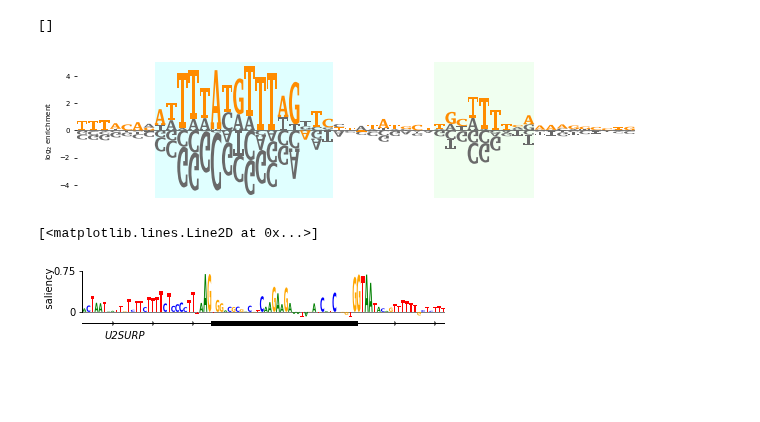
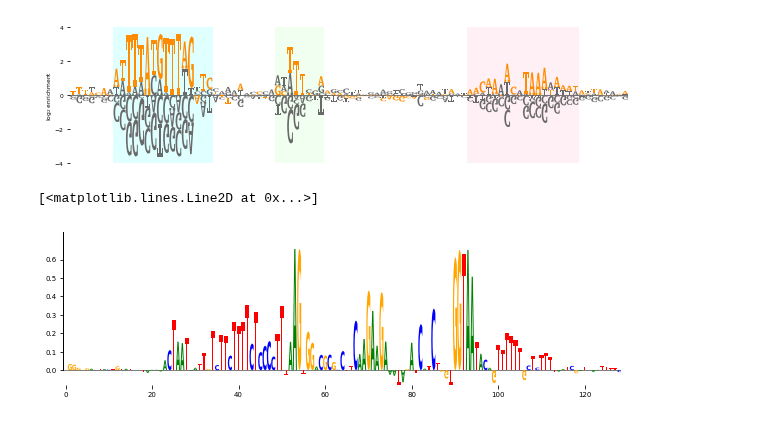
Before and after one commit to jbkinney/logomaker, a Jupyter notebook: logomaker/figure/Figure_draw.ipynb, the cells around one changed output. Drawn from its saved outputs; the diff is of its cells as text; code cells hidden in the pictures; blank space fills up the shorter version.

Commit message:
revised figure

```diff
--- a/logomaker/figure/Figure_draw.ipynb
+++ b/logomaker/figure/Figure_draw.ipynb
@@ -28,12 +24,19 @@ ww_df = pd.read_csv(ww_mat_file, delim_whitespace=True, index_col=0)
 ss_df = pd.read_csv(ss_mat_file, delim_whitespace=True, index_col=0)
 crp_df = pd.read_csv(crp_mat_file, delim_whitespace=True, index_col=0)
 ars_df = pd.read_csv(ars_mat_file, delim_whitespace=True, index_col=0)
-ars_df.reset_index(inplace=True, drop=True)
-ars_df = ars_df.loc[10:59,:]
 saliency_df = pd.read_csv(saliency_mat_file, delim_whitespace=True, index_col=0)
 
-# Load other information
+# load ars sequence
+with open(ars_seq_file,'r') as f:
+    ars_seq = f.read()
 
-# get ARS consenus sequence
-df = pd.read_csv('data/counts.exp1_lib_ref.txt', delim_whitespace=True, nrows=1)
-ars_consensus_seq = rc(df.loc[0,'ars'])[10:60]
+# trim ars data
+start=10
+stop=100
+ars_df = ars_df.iloc[start:stop,:]
+ars_df.reset_index(inplace=True, drop=True)
+ars_seq = ars_seq[start:stop]
+
+# saliency matrix
+data = np.load('data/importance_score.npz')
+saliency_df = pd.DataFrame(data=data['arr_0'].T, columns=list('ACGT'))
@@ -121,55 +94,42 @@ lm.list_font_names()
 # %%
 ### Style ARS panel
-logo = lm.Logo(ars_df, color_scheme='dimgray',
+logo = lm.Logo(ars_df,
+               #ax=ax,
+               color_scheme='dimgray',
                font_name='Luxi Mono')
-logo.style_glyphs_in_sequence(sequence=ars_consensus_seq, color='darkorange')
+logo.style_glyphs_in_sequence(sequence=ars_seq, color='darkorange')
 logo.style_spines(visible=False)
-logo.ax.set_ylim([-5,5])
-logo.highlight_position_range(pmin=17, pmax=32, color='lightcyan')
-logo.highlight_position_range(pmin=42, pmax=50, color='honeydew')
-logo.ax.set_ylabel('$\log_2$ enrichment')
+logo.ax.set_ylim([-4,4])
+logo.ax.set_ylabel('$\log_2$ enrichment', labelpad=0)
+logo.ax.set_yticks([-4,-2,0,2,4])
 logo.ax.set_xticks([])
+logo.highlight_position_range(pmin=7, pmax=22, color='lightcyan')
+logo.highlight_position_range(pmin=33, pmax=40, color='honeydew')
+logo.highlight_position_range(pmin=64, pmax=81, color='lavenderblush')
 # %% [output]
-[]
-[figure, old version]
+[figure, new version]
 # %%
 ### Style saliency logo
-
-# Get exon bounds
-data_df = pd.read_excel('data/Janganathan2018_Fig1D.xlsx')
-exon_indices = data_df['exon']
-indices = data_df.index
-exon_start = min(indices[exon_indices])
-exon_stop = max(indices[exon_indices])
-
-# make figure
-fig, ax = plt.subplots(figsize=[6.5,1.25])
-
-# draw logo
-logo = lm.Logo(saliency_df, ax=ax)
+exon_start = 55-.5
+exon_stop = 90+.5
+logo = lm.Logo(saliency_df) #, ax=ax)
 logo.style_spines(visible=False)
-logo.style_spines(spines=['left'],visible=True,bounds=[0,.75])
+logo.style_spines(spines=['left'], visible=True, bounds=[0,.75])
+ax.set_xlim([20,115])
 ax.set_yticks([0,.75])
 ax.set_yticklabels(['0','0.75'])
-ax.set_ylim([-.5,.75])
+ax.set_ylim([-.3,.75])
 ax.set_xticks([])
-ax.set_ylabel('           saliency', labelpad=-2)
-
-# Draw gene
+ax.set_ylabel('        saliency', labelpad=-1)
 y = -.2
 ax.axhline(y, color='k', linewidth=1)
 xs = np.arange(-3,len(saliency_df),10)
 ys = y*np.ones(len(xs))
 ax.plot(xs,ys,marker='4', linewidth=0, markersize=5, color='k')
-
-# Draw gene name
-ax.text(5,-.5,'U2SURP', fontstyle='italic')
-
-# Draw exon
 ax.plot([exon_start, exon_stop],[y,y], color='k', linewidth=5)
 # %% [output]
 [<matplotlib.lines.Line2D at 0x...>]
-[figure, old version]
+[figure, new version]
 # %%
 fontsize=7
 mpl.rcParams['font.size'] = fontsize
```
Also changed, not shown: parts of 11 cells of this notebook, 19 other files.
